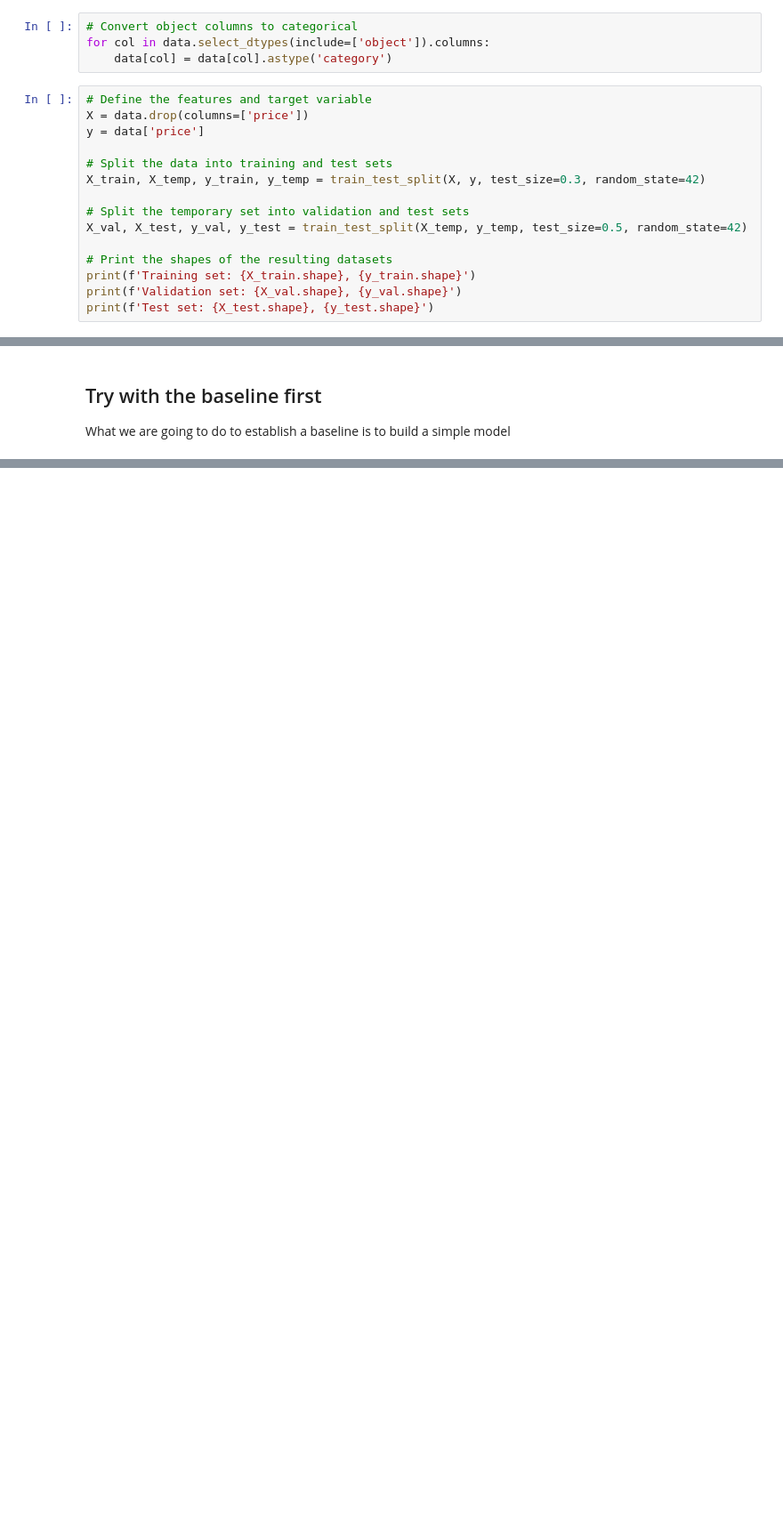
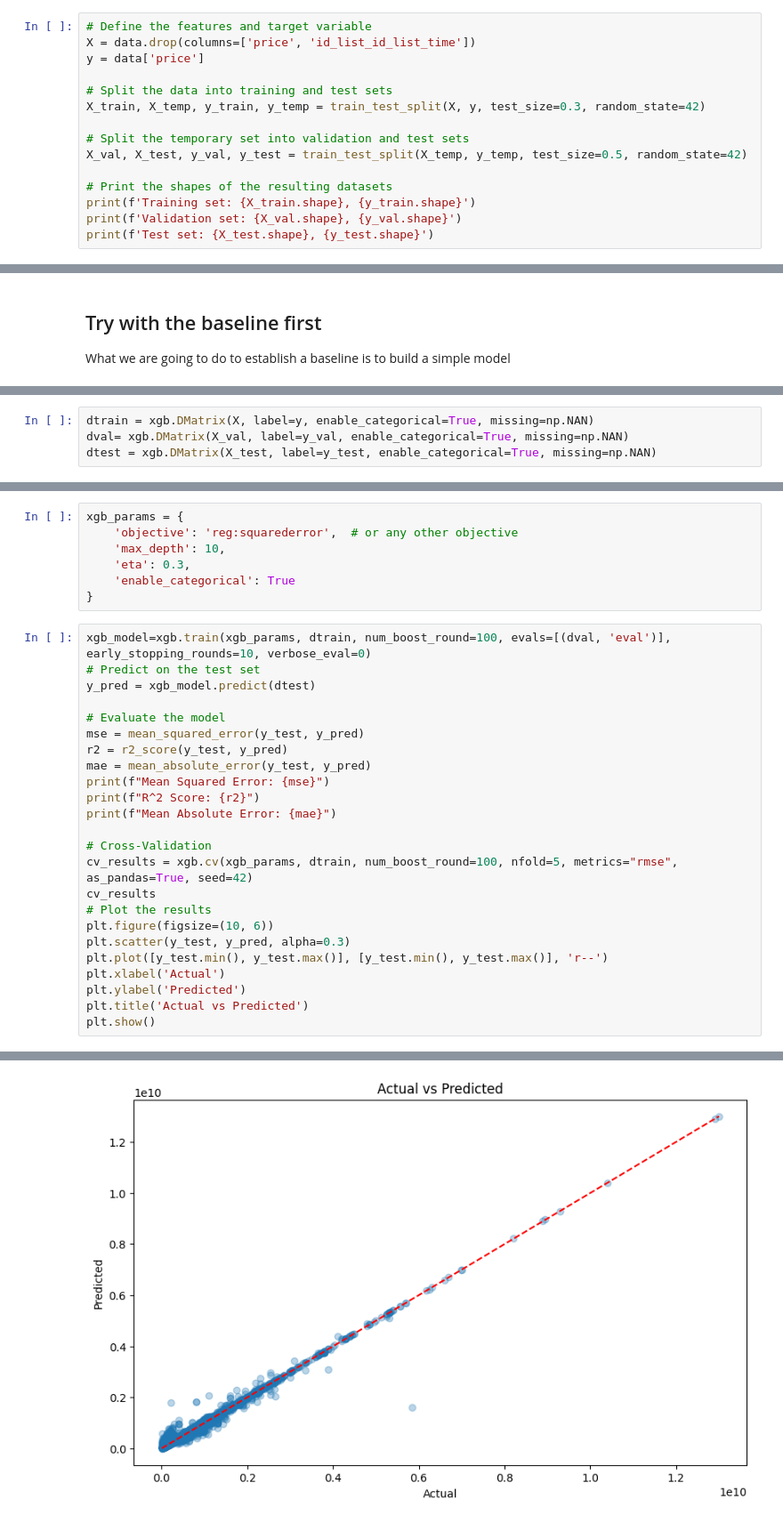
Before and after one commit to ngnquanq/car-price-prediction, a Jupyter notebook: demo.ipynb, the cells around one changed output, grey strips where cells are left out. Shown: that part at 89% size. Cells and saved outputs as stored; diff of their text form; blank space fills up the shorter version.

```diff
--- a/demo.ipynb
+++ b/demo.ipynb
@@ -547,13 +566,9 @@ This data is missing a lot. I am thinking about interpolate them, but it is only
 I will try with catboost, lgbm, xgboost and other regression models as well.
 # %% [markdown]
 ## Train and split test
-# %%
-# Convert object columns to categorical
-for col in data.select_dtypes(include=['object']).columns:
-    data[col] = data[col].astype('category')
 # %%
 # Define the features and target variable
-X = data.drop(columns=['price'])
+X = data.drop(columns=['price', 'id_list_id_list_time'])
 y = data['price']
 
 # Split the data into training and test sets
@@ -628,0 +628,4 @@ ValueError: DataFrame.dtypes for data must be int, float, bool or category. When
+# %%
+dtrain = xgb.DMatrix(X, label=y, enable_categorical=True, missing=np.NAN)
+dval= xgb.DMatrix(X_val, label=y_val, enable_categorical=True, missing=np.NAN)
+dtest = xgb.DMatrix(X_test, label=y_test, enable_categorical=True, missing=np.NAN)
@@ -628,0 +634,32 @@ ValueError: DataFrame.dtypes for data must be int, float, bool or category. When
+# %%
+xgb_params = {
+    'objective': 'reg:squarederror',  # or any other objective
+    'max_depth': 10,
+    'eta': 0.3,
+    'enable_categorical': True
+}
+# %%
+xgb_model=xgb.train(xgb_params, dtrain, num_boost_round=100, evals=[(dval, 'eval')], early_stopping_rounds=10, verbose_eval=0)
+# Predict on the test set
+y_pred = xgb_model.predict(dtest)
+
+# Evaluate the model
+mse = mean_squared_error(y_test, y_pred)
+r2 = r2_score(y_test, y_pred)
+mae = mean_absolute_error(y_test, y_pred)
+print(f"Mean Squared Error: {mse}")
+print(f"R^2 Score: {r2}")
+print(f"Mean Absolute Error: {mae}")
+
+# Cross-Validation
+cv_results = xgb.cv(xgb_params, dtrain, num_boost_round=100, nfold=5, metrics="rmse", as_pandas=True, seed=42)
+cv_results
+# Plot the results
+plt.figure(figsize=(10, 6))
+plt.scatter(y_test, y_pred, alpha=0.3)
+plt.plot([y_test.min(), y_test.max()], [y_test.min(), y_test.max()], 'r--')
+plt.xlabel('Actual')
+plt.ylabel('Predicted')
+plt.title('Actual vs Predicted')
+plt.show()
+# %% [output]
@@ -628,0 +675 @@ ValueError: DataFrame.dtypes for data must be int, float, bool or category. When
+[figure, added]
```
Also changed, not shown: parts of 19 cells of this notebook, 4 other files.
